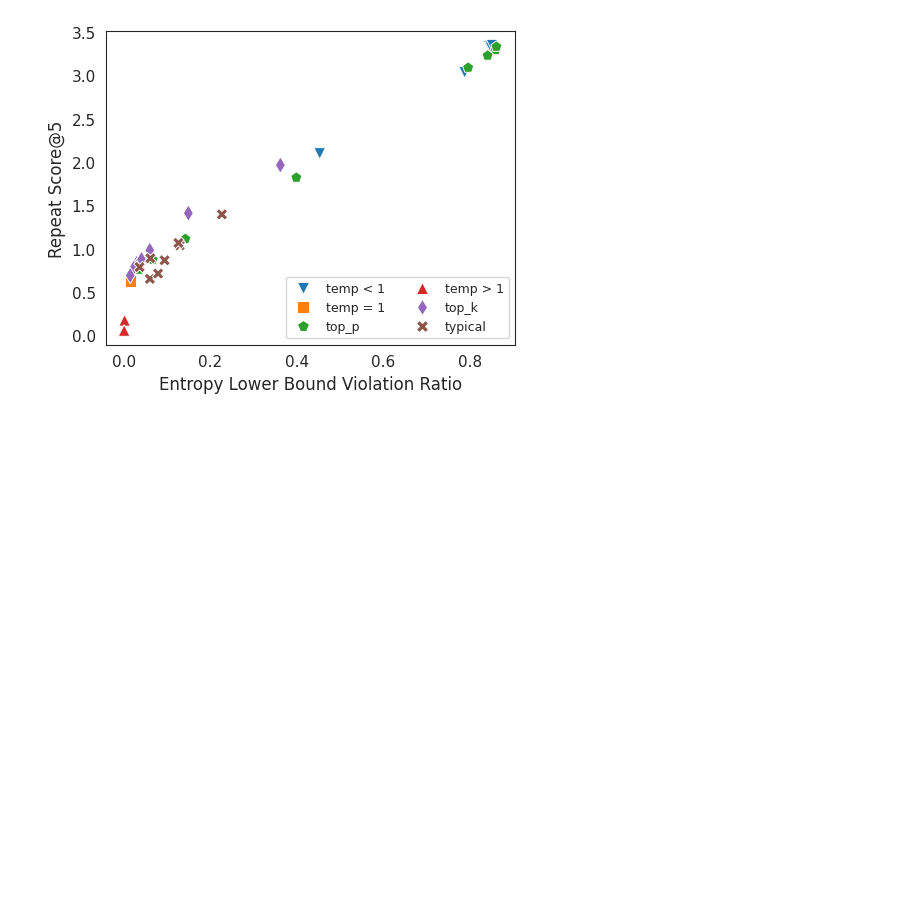
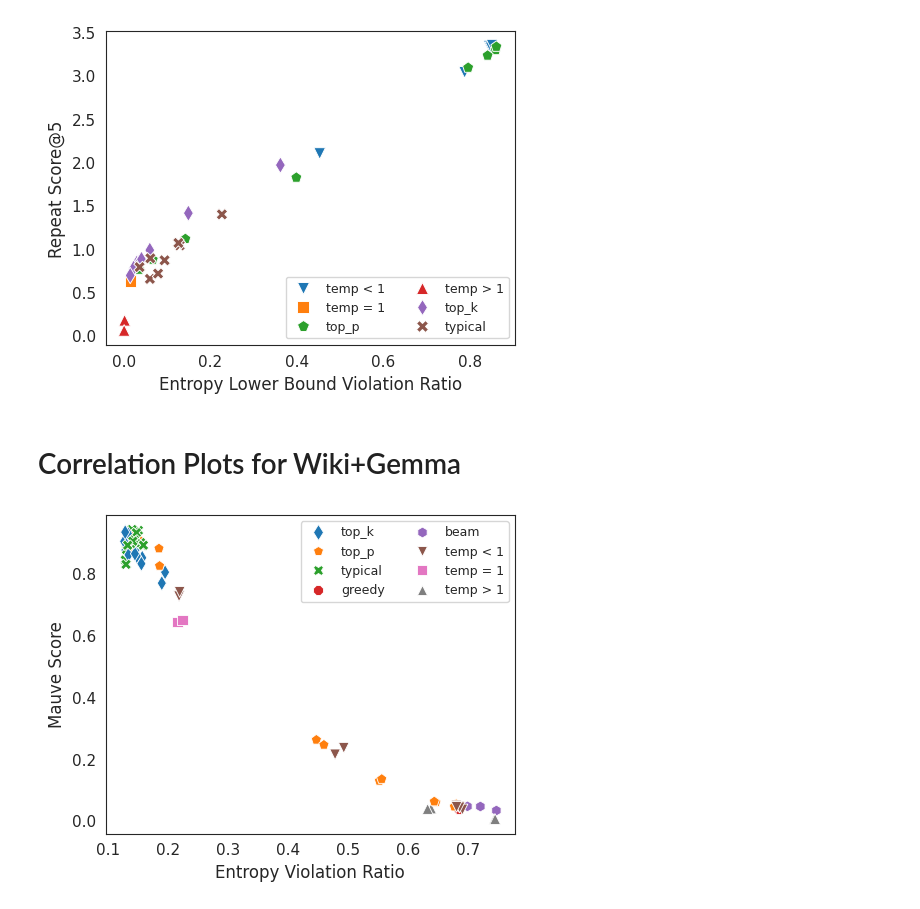
Before and after one commit to kushalarora/seh_colm_rebuttal, a Jupyter notebook: stable_entropy_analysis_colm_rebuttal.ipynb, the cells around one changed output. Drawn from its saved outputs; the diff is of its cells as text; code cells hidden in the pictures; blank space fills up the shorter version.

```diff
--- a/stable_entropy_analysis_colm_rebuttal.ipynb
+++ b/stable_entropy_analysis_colm_rebuttal.ipynb
@@ -278,3 +263,27 @@ ax.set_ylabel("Repeat Score@5")
 sns.move_legend(ax, loc="lower right", ncol=2, title=None)
 # %% [output]
 [figure]
+# %% [markdown]
+# Correlation Plots for Wiki+Gemma
+# %%
+correlation_data = pd.read_csv('data/text_completion/rankgen_wiki/corr_analysis/nex_8192/mpl_256/ml_1024/google/gemma-2b/compiled_results.csv', index_col=0)
+correlation_data['Decoding Method'] = correlation_data['dataset'].str.extract("(top_k|temp|top_p|typical|beam|greedy)")
+correlation_data['temperature'] = correlation_data['dataset'].str.extract("(temp_[0-9.]+)")[0].str.extract(r'(\d+.\d+)').astype('float')
+# %%
+correlation_data.loc[ correlation_data['temperature'] > 1, 'Decoding Method'] = "temp > 1"
+correlation_data.loc[ correlation_data['temperature'] < 1, 'Decoding Method'] = "temp < 1"
+correlation_data.loc[correlation_data['temperature'] == 1, 'Decoding Method'] = "temp = 1"
+# %%
+markers = {'greedy': "8", "beam": "h", "temp = 1": "s", "temp > 1": "^", "temp < 1": "v", "typical": "X", "top_p": "p", "top_k": "d"}
+# %%
+fig, ax = plt.subplots(figsize=(5,4), tight_layout=True)
+
+sns.set_style('white') # darkgrid, white grid, dark, white and ticks
+
+sns.scatterplot(data=correlation_data, x='entropy_violation_ratio', y='mauve', ax=ax, hue='Decoding Method', style='Decoding Method', markers=markers, s=60)
+# correlation_data.plot.scatter()
+ax.set_xlabel("Entropy Violation Ratio")
+ax.set_ylabel("Mauve Score")
+sns.move_legend(ax, loc="upper right", ncol=2, title=None)
+# %% [output]
+[figure, added]
```
Also changed, not shown: parts of 7 cells of this notebook.
